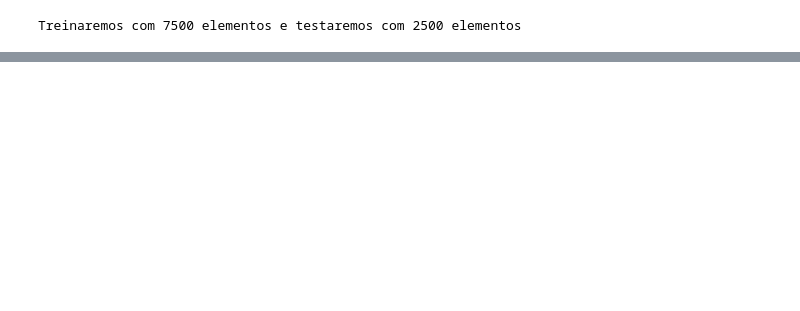
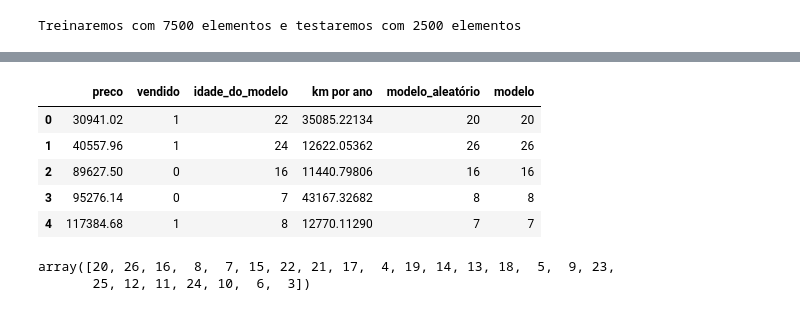
Before and after one commit to lucashamon1/Ciencia-de-Dados, a Jupyter notebook: Introduçao_a_machine_learning_modelo_4.ipynb, the cells around one changed output, grey strips where cells are left out. Drawn from its saved outputs; the diff is of its cells as text; code cells hidden in the pictures; blank space fills up the shorter version.

```diff
--- a/Introduçao_a_machine_learning_modelo_4.ipynb
+++ b/Introduçao_a_machine_learning_modelo_4.ipynb
@@ -221,0 +275,16 @@ Treinaremos com 7500 elementos e testaremos com 2500 elementos
+# %%
+np.random.seed(SEED)
+dados['modelo'] = dados.idade_do_modelo + np.random.randint(-2,3, size=10000)
+dados.head()
+# %% [output]
+|  | preco | vendido | idade_do_modelo | km por ano | modelo_aleatório | modelo |
+| 0 | 30941.02 | 1 | 22 | 35085.22134 | 20 | 20 |
+| 1 | 40557.96 | 1 | 24 | 12622.05362 | 26 | 26 |
+| 2 | 89627.50 | 0 | 16 | 11440.79806 | 16 | 16 |
+| 3 | 95276.14 | 0 | 7 | 43167.32682 | 8 | 8 |
+| 4 | 117384.68 | 1 | 8 | 12770.11290 | 7 | 7 |
+# %%
+dados.modelo.unique()
+# %% [output]
+array([20, 26, 16,  8,  7, 15, 22, 21, 17,  4, 19, 14, 13, 18,  5,  9, 23,
+       25, 12, 11, 24, 10,  6,  3])
```
Also changed, not shown: parts of 19 cells of this notebook.
